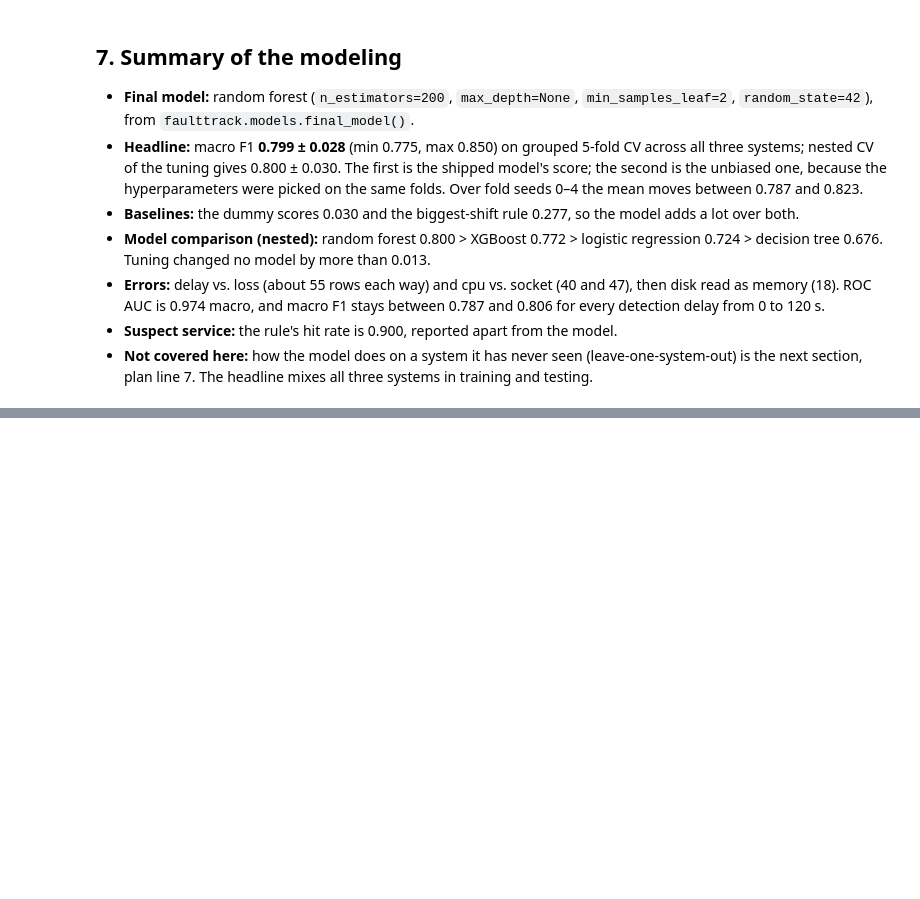
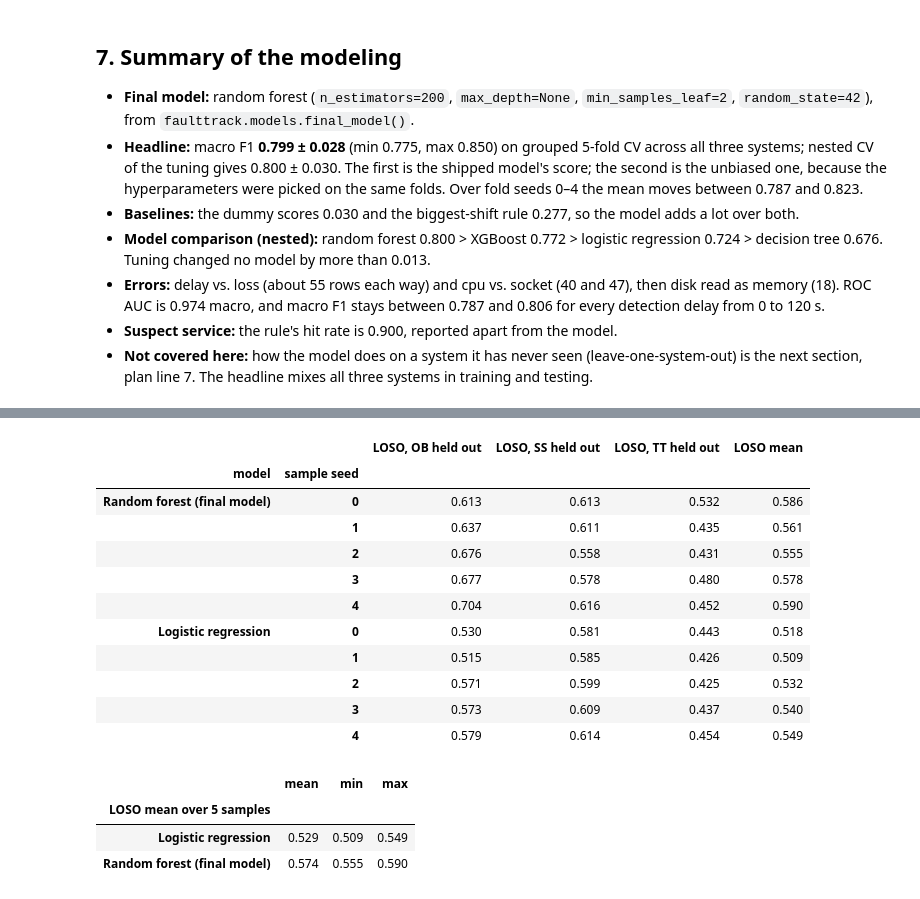
Before and after one commit to jennasrunbooks/faulttrack, a Jupyter notebook: notebook.ipynb, the cells around one changed output, grey strips where cells are left out. Saved outputs shown, nothing was run; the diff lists cells and outputs as text; code cells hidden in the pictures; blank space fills up the shorter version.

```diff
--- a/notebook.ipynb
+++ b/notebook.ipynb
@@ -1373,0 +1860,47 @@ FaultTrack's other answer, *which service did it start in*, doesn't come from th
+# %%
+# The held-out system's mean and std from a random 20% of its cases (18 of 90)
+# instead of all of them; the training systems still use all their own rows.
+subset_rows = {}
+for name in ["forest", "logreg"]:
+    for seed in range(5):
+        scores = {}
+        for held_out in SYSTEM_NAMES:
+            held_cases = features.loc[features["system"] == held_out, "case_id"]
+            sample = held_cases.drop_duplicates().sample(frac=0.2, random_state=seed)
+            in_sample = features["case_id"].isin(sample).to_numpy()
+            stats_rows = pd.Series(
+                (features["system"] != held_out).to_numpy() | in_sample,
+                index=features.index,
+            )
+            frame = standardize_within_system(features, FEATURE_NAMES, stats_rows)
+            result = leave_one_system_out(loso_models[name], frame)
+            scores[f"LOSO, {SYSTEM_NAMES[held_out]} held out"] = result.macro_f1[
+                held_out
+            ]
+        scores["LOSO mean"] = float(np.mean(list(scores.values())))
+        subset_rows[(LOSO_NAMES[name], seed)] = scores
+subset = pd.DataFrame(subset_rows).T.rename_axis(["model", "sample seed"])
+display(subset.round(3))
+display(
+    subset.groupby(level="model")["LOSO mean"]
+    .agg(["mean", "min", "max"])
+    .round(3)
+    .rename_axis("LOSO mean over 5 samples")
+)
+# %% [output]
+|  |  | LOSO, OB held out | LOSO, SS held out | LOSO, TT held out | LOSO mean |
+| model | sample seed |  |  |  |  |
+| Random forest (final model) | 0 | 0.613 | 0.613 | 0.532 | 0.586 |
+|  | 1 | 0.637 | 0.611 | 0.435 | 0.561 |
+|  | 2 | 0.676 | 0.558 | 0.431 | 0.555 |
+|  | 3 | 0.677 | 0.578 | 0.480 | 0.578 |
+|  | 4 | 0.704 | 0.616 | 0.452 | 0.590 |
+| Logistic regression | 0 | 0.530 | 0.581 | 0.443 | 0.518 |
+|  | 1 | 0.515 | 0.585 | 0.426 | 0.509 |
+|  | 2 | 0.571 | 0.599 | 0.425 | 0.532 |
+|  | 3 | 0.573 | 0.609 | 0.437 | 0.540 |
+|  | 4 | 0.579 | 0.614 | 0.454 | 0.549 |
+|  | mean | min | max |
+| LOSO mean over 5 samples |  |  |  |
+| Logistic regression | 0.529 | 0.509 | 0.549 |
+| Random forest (final model) | 0.574 | 0.555 | 0.590 |
```
Also changed, not shown: parts of 28 cells of this notebook, 1 other file.
